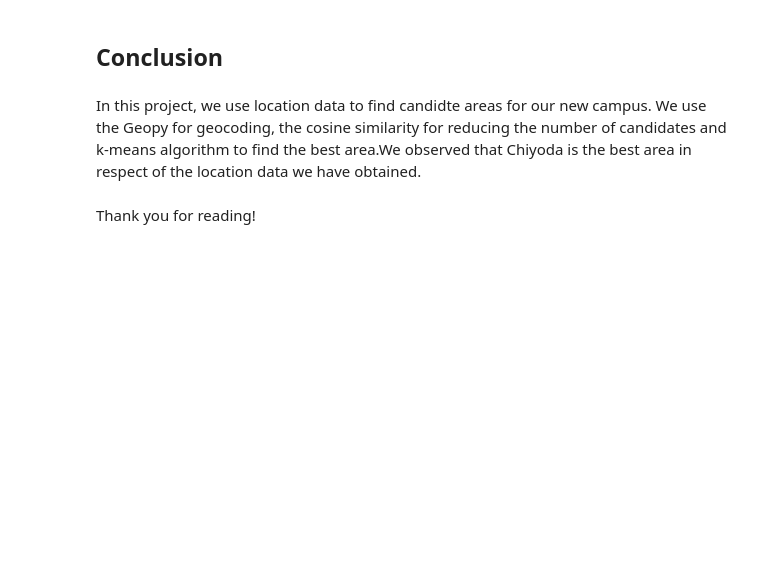
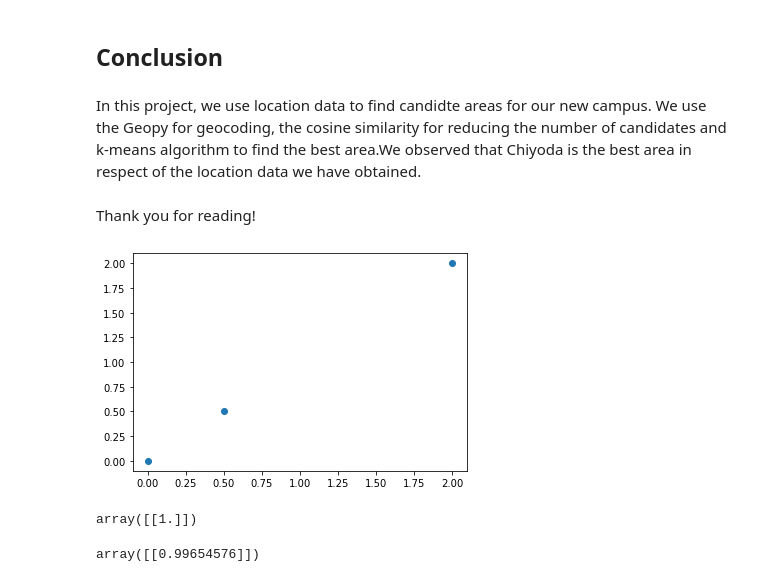
Before and after one commit to HIKARU8150/Coursera_Capstone, a Jupyter notebook: Project/find_new_campus.ipynb, the cells around one changed output. Saved outputs shown, nothing was run; the diff lists cells and outputs as text; code cells hidden in the pictures; blank space fills up the shorter version.

```diff
--- a/Project/find_new_campus.ipynb
+++ b/Project/find_new_campus.ipynb
@@ -244,3 +244,18 @@ We observed three candidate areas for building a new campus; Sangenjaya, Higashi
 # %% [markdown]
 In this project, we use location data to find candidte areas for our new campus. We use the Geopy for geocoding, the cosine similarity for reducing the number of candidates and k-means algorithm to find the best area.We observed that Chiyoda is the best area in respect of the location data we have obtained.<br><br>
 Thank you for reading!
+# %%
+data = [[0,0], [2,2],[0.5,0.5]]
+x, y = zip(*data)
+plt.scatter(x, y)
+plt.show()
+# %% [output]
+[figure, added]
+# %%
+cosine_similarity(np.array([1,1]).reshape(1, -1), np.array([0.5,0.5]).reshape(1, -1))
+# %% [output]
+array([[1.]])
+# %%
+cosine_similarity(np.array([1,2]).reshape(1, -1), np.array([2,5]).reshape(1, -1))
+# %% [output]
+array([[0.99654576]])
```
Also changed, not shown: parts of 1 cell of this notebook, 1 other file.
